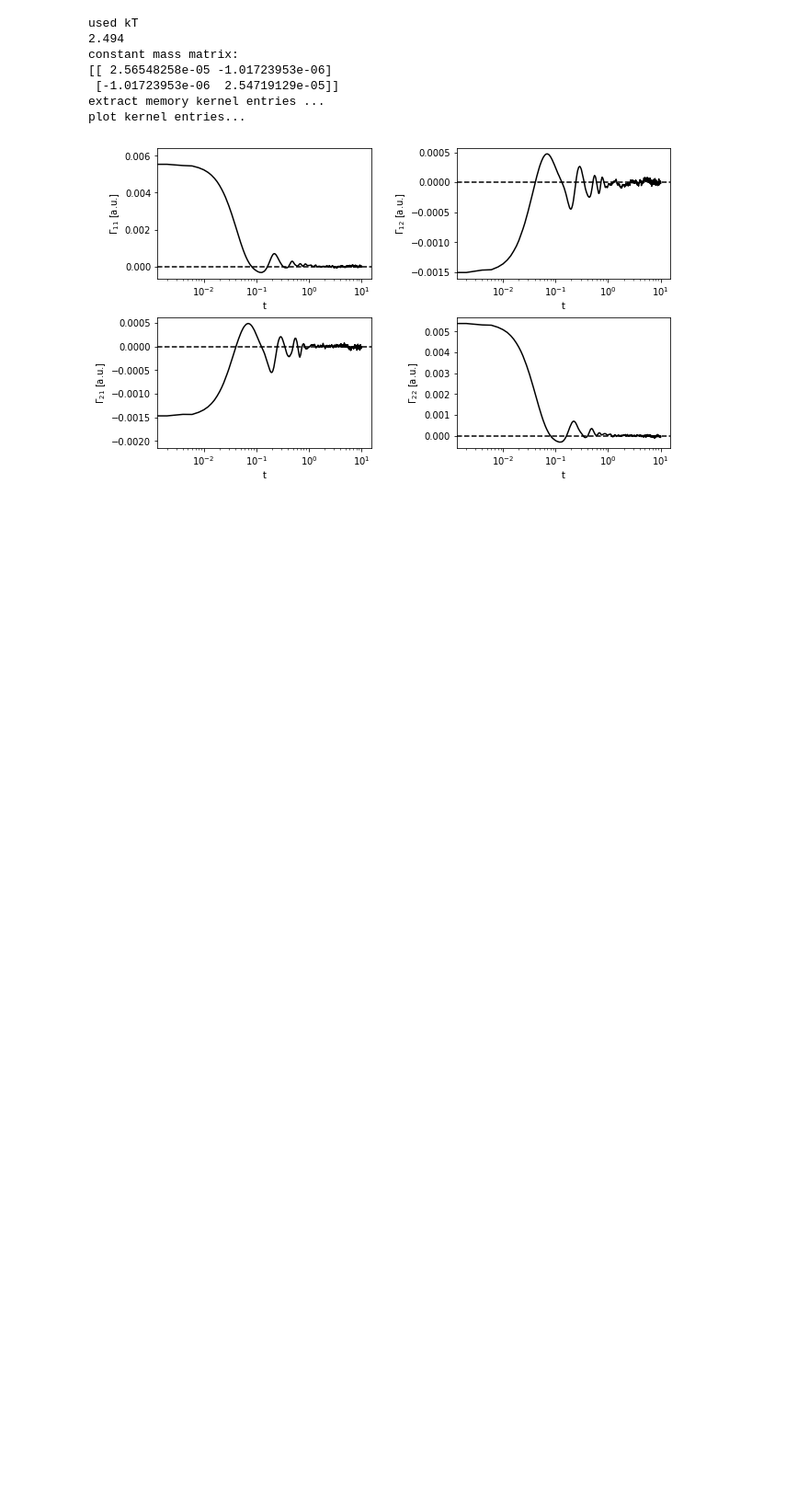
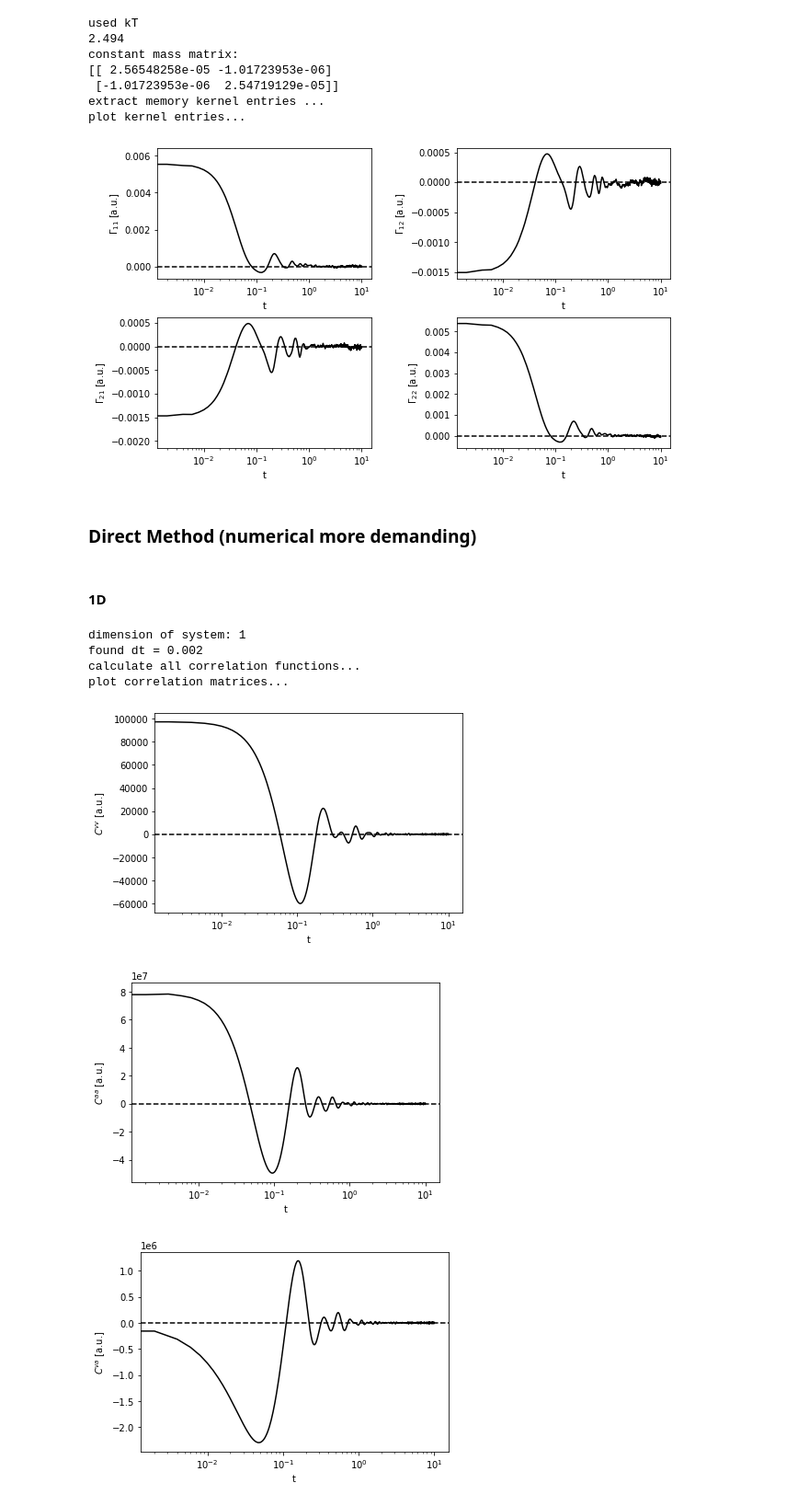
Before and after one commit to luca-pythia/multimems, a Jupyter notebook: example/example_extraction.ipynb, the cells around one changed output. Shown at 92% size. Drawn from its saved outputs; the diff is of its cells as text; code cells hidden in the pictures; blank space fills up the shorter version.

```diff
--- a/example/example_extraction.ipynb
+++ b/example/example_extraction.ipynb
@@ -134,3 +121,24 @@ constant mass matrix:
 extract memory kernel entries ...
 plot kernel entries...
 [figure]
+# %% [markdown]
+### Direct Method (numerical more demanding)
+# %% [markdown]
+#### 1D
+# %%
+xf=xframe(theta,t,fix_time=True)
+xvaf=compute_va(xf,correct_jumps=True)
+xvaf.columns = ['t_1', 'x_1', 'v_1','a_1']
+xvaf.head()
+
+mm = multi_dim_gle(trunc = 10, bins = 200, kT =2.494, free_energy = 'ADD',physical = True,diagonal_mass = False,plot = True)
+#pos_arrays, fe_arrays = mm.compute_free_energy_landscape(xvaf)
+t_corr, v_corr_matrix, va_corr_matrix, a_corr_matrix,vU_corr_matrix,aU_corr_matrix,force_funcs = mm.compute_correlations_direct(xvaf)
+# %% [output]
+dimension of system: 1
+found dt = 0.002
+calculate all correlation functions...
+plot correlation matrices...
+[figure, added]
+[figure, added]
+[figure, added]
```
Also changed, not shown: parts of 13 cells of this notebook, 1 other file.
